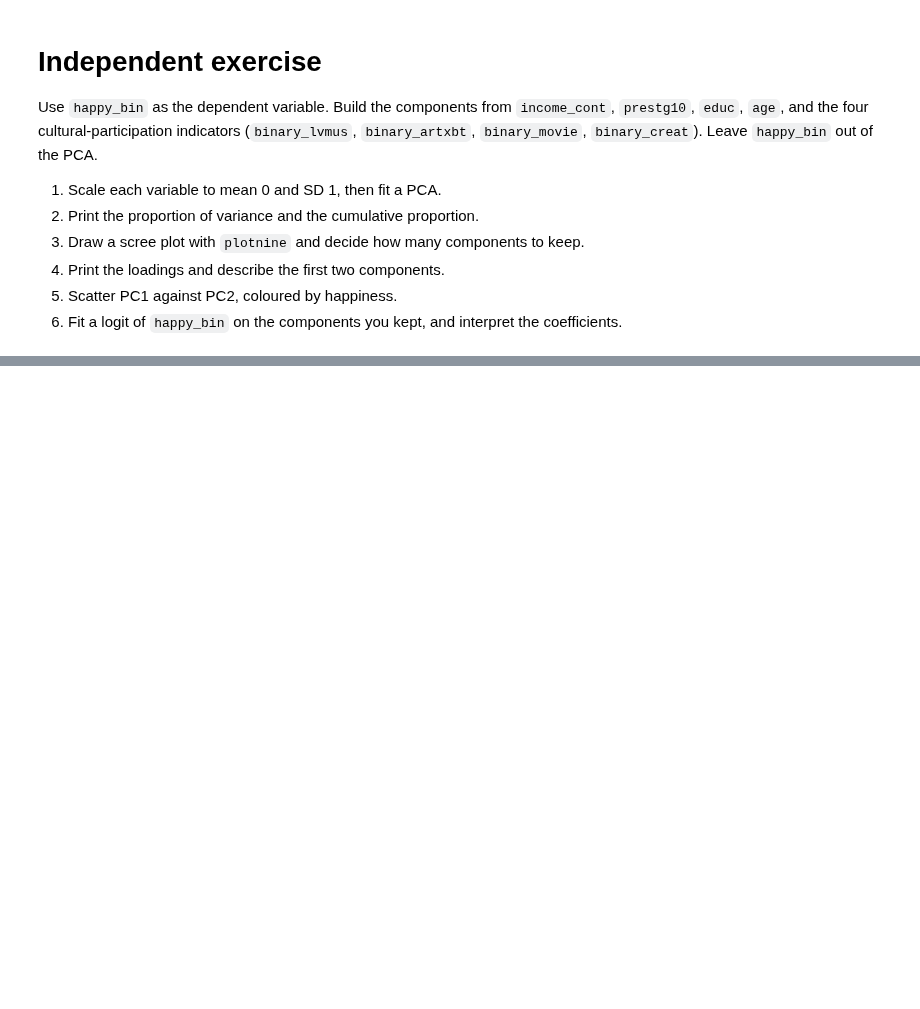
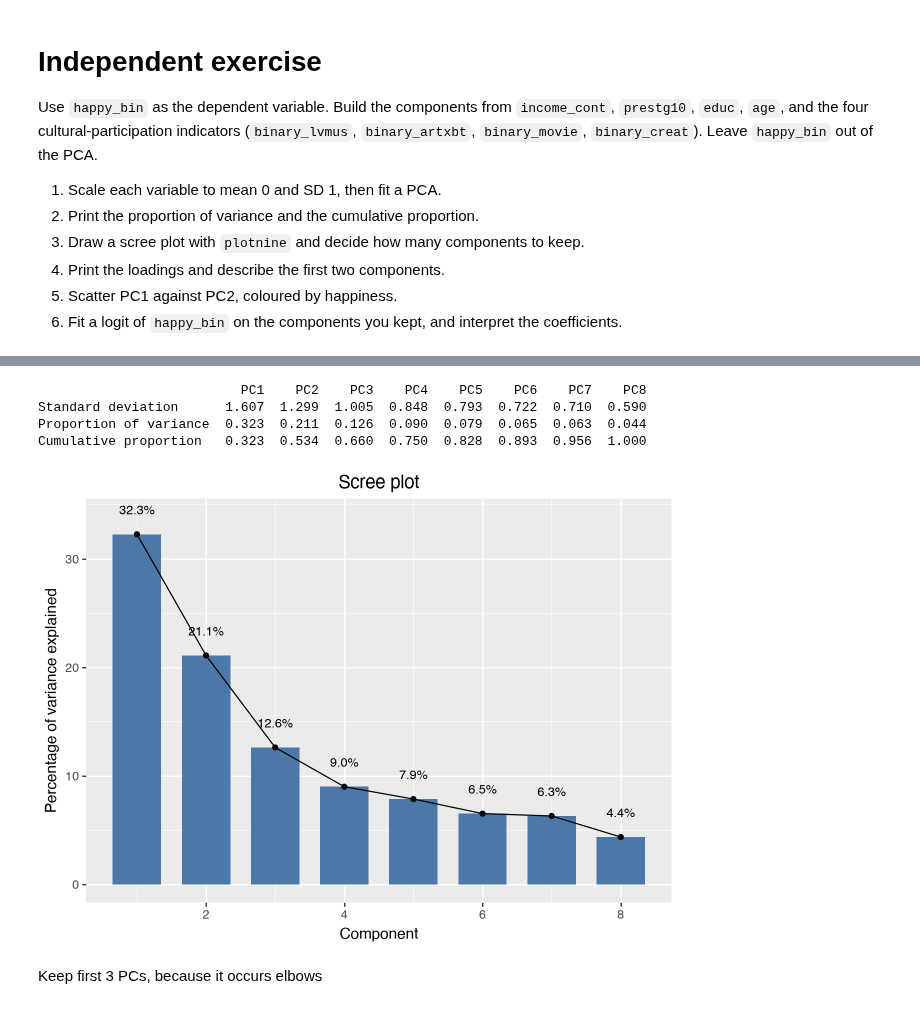
Before and after one commit to Jianru-Yang/hs4002labs_2026, a Jupyter notebook: week9/week9_notebook_student.ipynb, the cells around one changed output, grey strips where cells are left out. Cells and saved outputs as stored; diff of their text form; code cells hidden in the pictures; blank space fills up the shorter version.

```diff
--- a/week9/week9_notebook_student.ipynb
+++ b/week9/week9_notebook_student.ipynb
@@ -150,3 +268,11 @@ Use `happy_bin` as the dependent variable. Build the components from `income_con
 6. Fit a logit of `happy_bin` on the components you kept, and interpret the coefficients.
 # %%
 # Your answer here
+# Select variables
+happy_cols = [
+    "income_cont", "prestg10", "educ", "age",
+    "binary_lvmus", "binary_artxbt",
+    "binary_movie", "binary_creat"
+]
+happy_work = df.dropna(subset=happy_cols).copy()
+happy_work[cols].describe().round(1)
@@ -152,0 +289,44 @@ Use `happy_bin` as the dependent variable. Build the components from `income_con
+# %%
+# Scale each variable to mean 0 and SD 1
+from sklearn.preprocessing import StandardScaler
+from sklearn.decomposition import PCA
+
+happy_X = StandardScaler().fit_transform(happy_work[happy_cols])
+happy_pca = PCA().fit(happy_X)
+
+X = StandardScaler().fit_transform(work[cols])
+pca = PCA().fit(X)
+# %%
+# Print the proportion of variance and cumulative proportion
+happy_prop = happy_pca.explained_variance_ratio_
+print(pd.DataFrame({
+    "Standard deviation": happy_pca.explained_variance_ ** 0.5,
+    "Proportion of variance": happy_prop,
+    "Cumulative proportion": happy_prop.cumsum(),
+}, index=["PC1", "PC2", "PC3", "PC4",
+          "PC5", "PC6", "PC7", "PC8"]).T.round(3))
+# %% [output]
+                          PC1    PC2    PC3    PC4    PC5    PC6    PC7    PC8
+Standard deviation      1.607  1.299  1.005  0.848  0.793  0.722  0.710  0.590
+Proportion of variance  0.323  0.211  0.126  0.090  0.079  0.065  0.063  0.044
+Cumulative proportion   0.323  0.534  0.660  0.750  0.828  0.893  0.956  1.000
+# %%
+# Scree plot
+happy_scree = pd.DataFrame({
+    "component": range(1, 9),
+    "percent": happy_pca.explained_variance_ratio_ * 100,
+})
+happy_scree["label"] = happy_scree["percent"].map(lambda p: f"{p:.1f}%")
+
+(
+    ggplot(happy_scree, aes("component", "percent"))
+    + geom_col(fill="#4C78A8", width=0.7)
+    + geom_line(aes(group=1))
+    + geom_point()
+    + geom_text(aes(label="label"), nudge_y=1.6, size=9, va="bottom")
+    + labs(x="Component", y="Percentage of variance explained", title="Scree plot")
+)
+# %% [output]
+[figure, added]
+# %% [markdown]
+Keep first 3 PCs, because it occurs elbows
```
Also changed, not shown: parts of 19 cells of this notebook, 1 other file.
